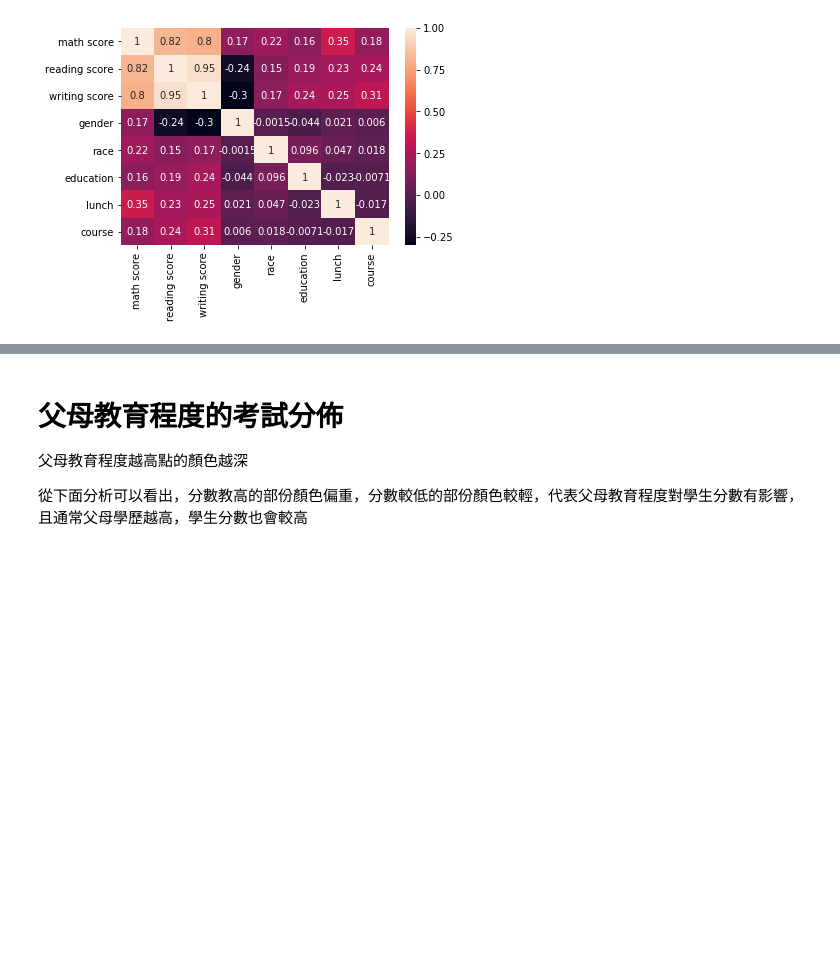
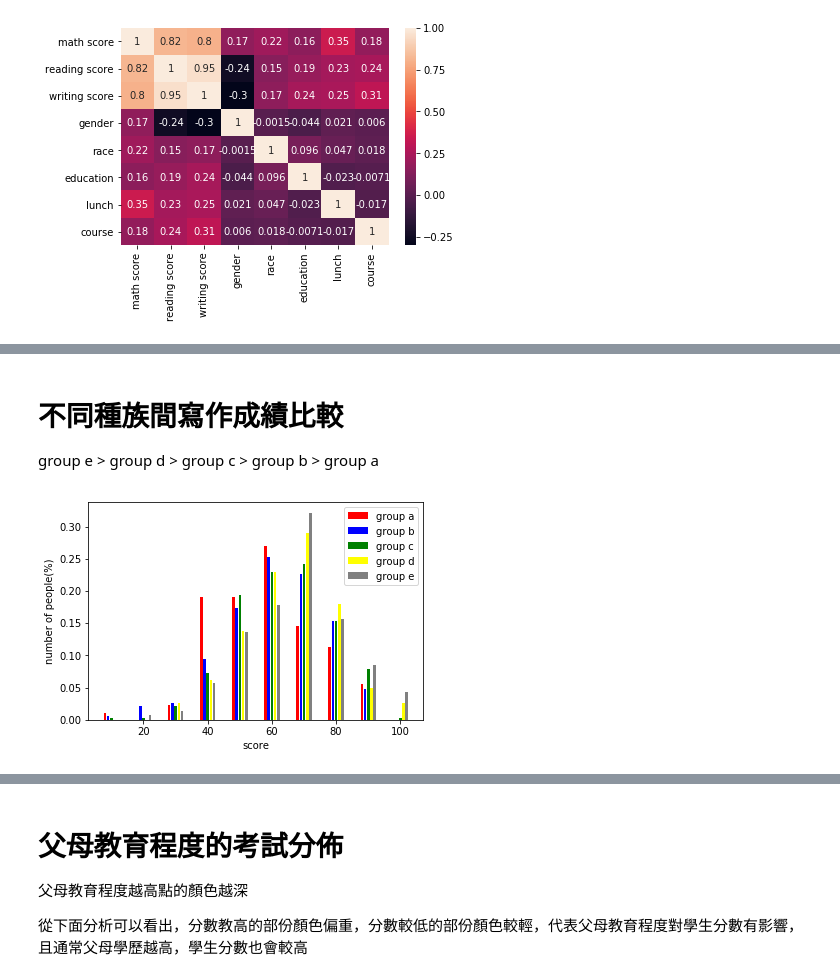
Before and after one commit to yuyingg0921/fda-hw, a Jupyter notebook: hw1/student_performance.ipynb, the cells around one changed output, grey strips where cells are left out. Saved outputs shown, nothing was run; the diff lists cells and outputs as text; code cells hidden in the pictures; blank space fills up the shorter version.

```diff
--- a/hw1/student_performance.ipynb
+++ b/hw1/student_performance.ipynb
@@ -262,0 +323,15 @@ group_e = race_data[num_data['race'] == 4]
+# %% [markdown]
+# 不同種族間寫作成績比較
+group e > group d > group c > group b > group a
+# %%
+plt.bar(list(writing_a_dis.index), list(writing_a_dis), width=0.8, color='r', label='group a')
+plt.bar(list(writing_b_dis.index), list(writing_b_dis), width=0.8, color='b', label='group b')
+plt.bar(list(writing_c_dis.index), list(writing_c_dis), width=0.8, color='g', label='group c')
+plt.bar(list(writing_d_dis.index), list(writing_d_dis), width=0.8, color='yellow', label='group d')
+plt.bar(list(writing_e_dis.index), list(writing_e_dis), width=0.8, color='gray', label='group e')
+plt.legend()
+plt.xlabel('score')
+plt.ylabel('number of people(%)')
+plt.show()
+# %% [output]
+[figure, added]
```
Also changed, not shown: parts of 12 cells of this notebook.
